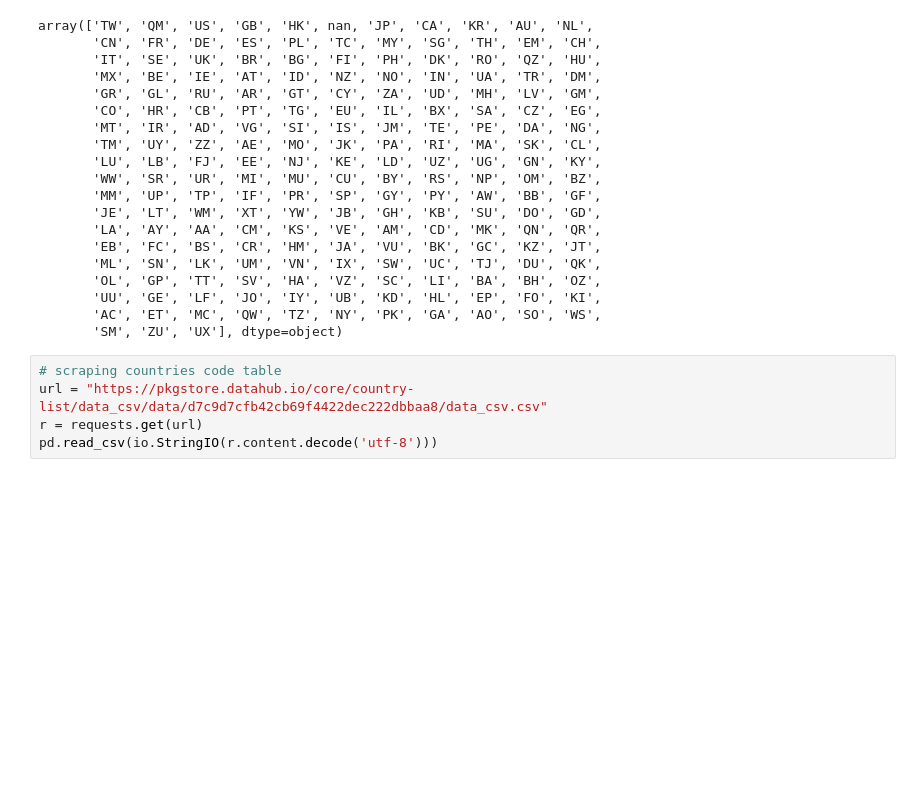
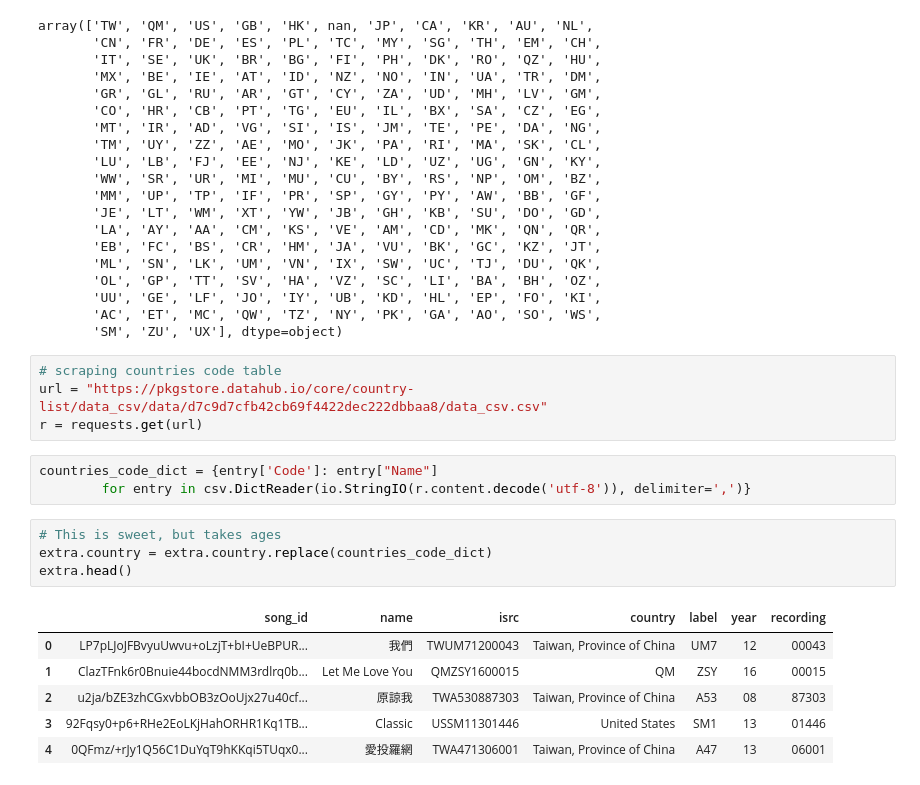
Before and after one commit to PaulPruliere/wsdm, a Jupyter notebook: wsdm.ipynb, the cells around one changed output. Saved outputs shown, nothing was run; the diff lists cells and outputs as text; blank space fills up the shorter version.

```diff
--- a/wsdm.ipynb
+++ b/wsdm.ipynb
@@ -512,4 +508,17 @@ array(['TW', 'QM', 'US', 'GB', 'HK', nan, 'JP', 'CA', 'KR', 'AU', 'NL',
 # scraping countries code table
 url = "https://pkgstore.datahub.io/core/country-list/data_csv/data/d7c9d7cfb42cb69f4422dec222dbbaa8/data_csv.csv"
 r = requests.get(url)
-pd.read_csv(io.StringIO(r.content.decode('utf-8')))
+# %%
+countries_code_dict = {entry['Code']: entry["Name"]
+        for entry in csv.DictReader(io.StringIO(r.content.decode('utf-8')), delimiter=',')}
+# %%
+# This is sweet, but takes ages
+extra.country = extra.country.replace(countries_code_dict)
+extra.head()
+# %% [output]
+|  | song_id | name | isrc | country | label | year | recording |
+| 0 | LP7pLJoJFBvyuUwvu+oLzjT+bI+UeBPUR... | 我們 | TWUM71200043 | Taiwan, Province of China | UM7 | 12 | 00043 |
+| 1 | ClazTFnk6r0Bnuie44bocdNMM3rdlrq0b... | Let Me Love You | QMZSY1600015 | QM | ZSY | 16 | 00015 |
+| 2 | u2ja/bZE3zhCGxvbbOB3zOoUjx27u40cf... | 原諒我 | TWA530887303 | Taiwan, Province of China | A53 | 08 | 87303 |
+| 3 | 92Fqsy0+p6+RHe2EoLKjHahORHR1Kq1TB... | Classic | USSM11301446 | United States | SM1 | 13 | 01446 |
+| 4 | 0QFmz/+rJy1Q56C1DuYqT9hKKqi5TUqx0... | 愛投羅網 | TWA471306001 | Taiwan, Province of China | A47 | 13 | 06001 |
```
Also changed, not shown: parts of 8 cells of this notebook.
